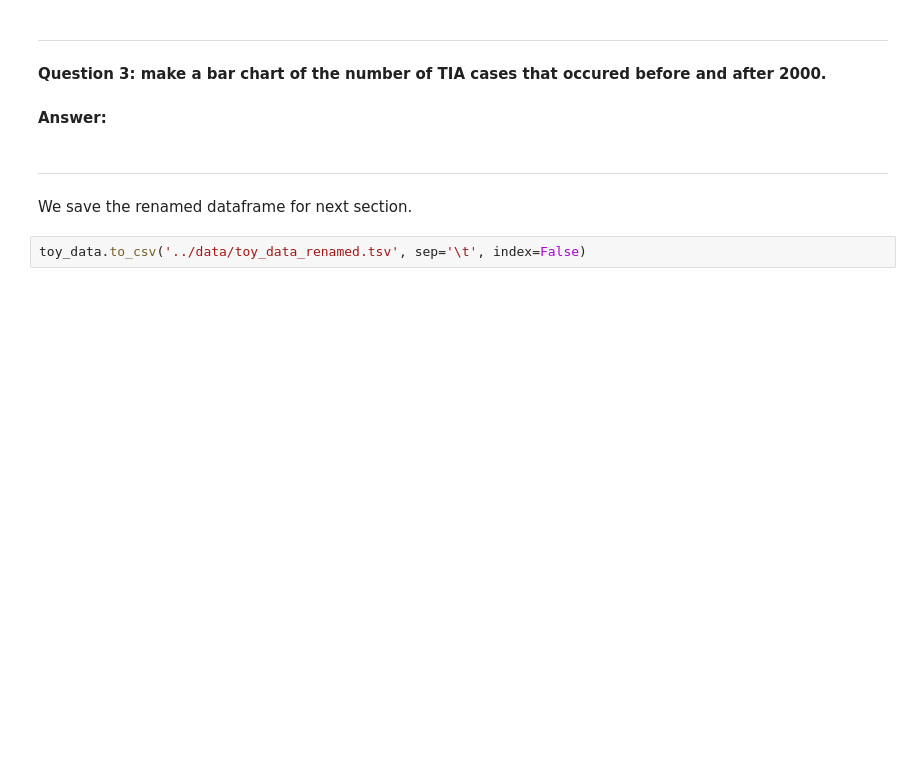
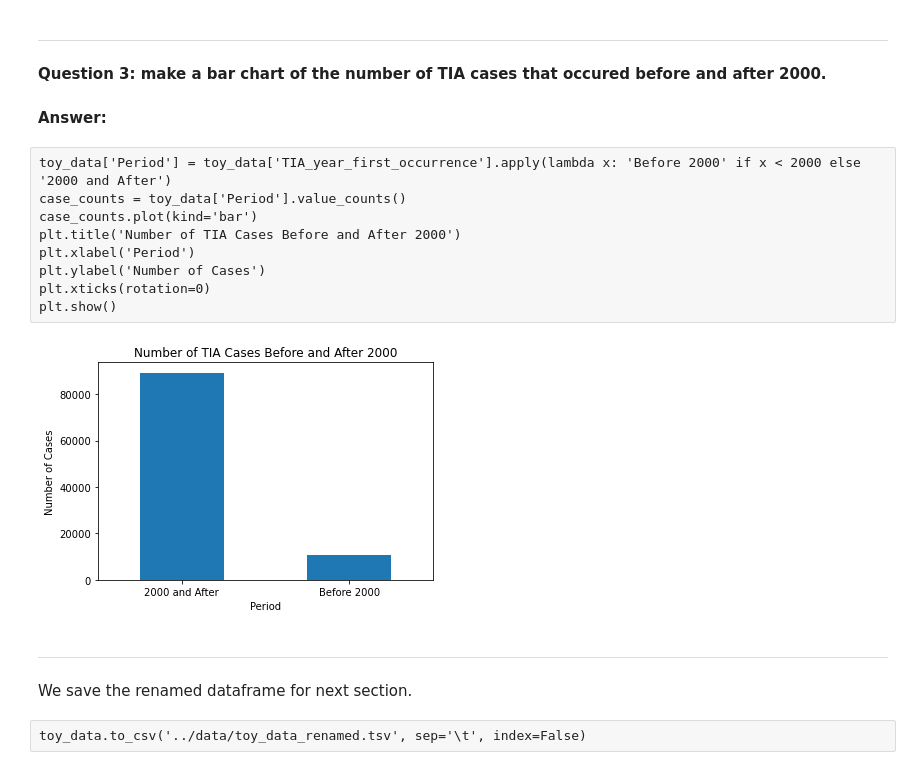
Before and after one commit to RuiDongDR/student_test_2025_spring, a Jupyter notebook: notebook/data_analysis_sos_GaomingyuFan.ipynb, the cells around one changed output. Drawn from its saved outputs; the diff is of its cells as text; blank space fills up the shorter version.

```diff
--- a/notebook/data_analysis_sos_GaomingyuFan.ipynb
+++ b/notebook/data_analysis_sos_GaomingyuFan.ipynb
@@ -176,6 +234,17 @@ plt.show()
 **Question 3: make a bar chart of the number of TIA cases that occured before and after 2000.**
 # %% [markdown]
 **Answer:**
+# %%
+toy_data['Period'] = toy_data['TIA_year_first_occurrence'].apply(lambda x: 'Before 2000' if x < 2000 else '2000 and After')
+case_counts = toy_data['Period'].value_counts()
+case_counts.plot(kind='bar')
+plt.title('Number of TIA Cases Before and After 2000')
+plt.xlabel('Period')
+plt.ylabel('Number of Cases')
+plt.xticks(rotation=0)
+plt.show()
+# %% [output]
+[figure, added]
 # %% [markdown]
 ***
 # %% [markdown]
```
Also changed, not shown: parts of 22 cells of this notebook, 2 other files.
